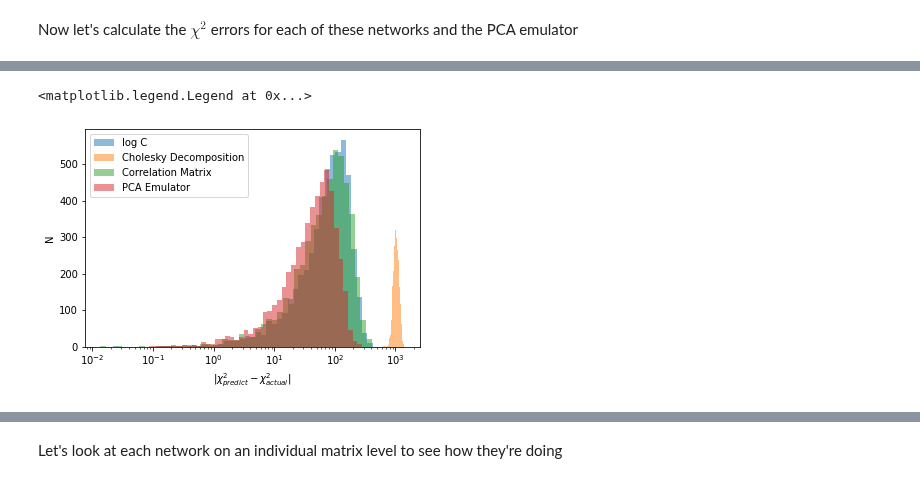
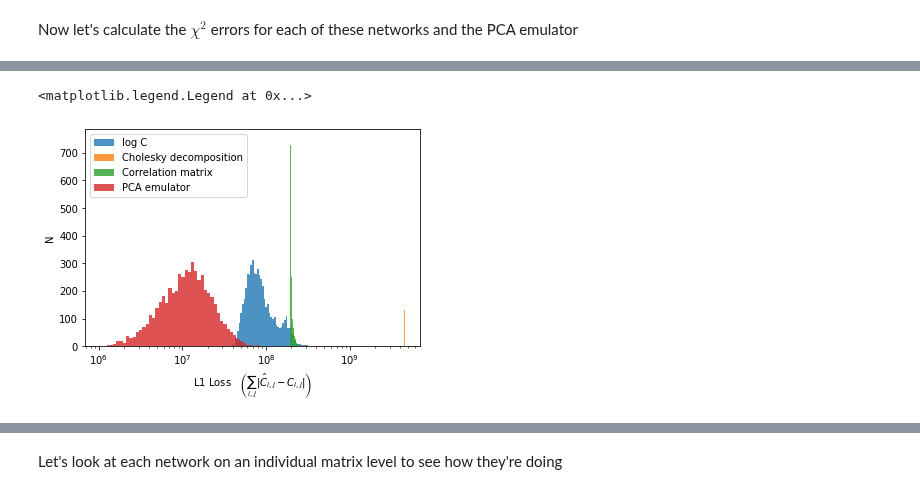
Before and after one commit to jadamo/CovNet, a Jupyter notebook: notebooks/Plot-decomposition-types.ipynb, the cells around one changed output, grey strips where cells are left out. Cells and saved outputs as stored; diff of their text form; code cells hidden in the pictures.

```diff
--- a/notebooks/Plot-decomposition-types.ipynb
+++ b/notebooks/Plot-decomposition-types.ipynb
@@ -142,16 +148,12 @@ Done!, took 6 minutes 29.87 seconds
-# %%
-plt.hist(error_vanilla, bins=np.logspace(np.log10(np.amin(error_vanilla)), np.log10(np.amax(error_vanilla)), 50), alpha=0.5, label="log C")
-plt.hist(error_cholesky, bins=np.logspace(np.log10(np.amin(error_cholesky)), np.log10(np.amax(error_cholesky)), 50), alpha=0.5, label="Cholesky Decomposition")
-plt.hist(error_correlation, bins=np.logspace(np.log10(np.amin(error_correlation)), np.log10(np.amax(error_correlation)), 50), alpha=0.5, label="Correlation Matrix")
-plt.hist(error_PCA, bins=np.logspace(np.log10(np.amin(error_PCA)), np.log10(np.amax(error_PCA)), 50), alpha=0.5, label="PCA Emulator")
-plt.xlabel(r"$|\chi_{predict}^2 - \chi_{actual}^2|$")
-plt.ylabel("N")
-plt.xscale("log")
-plt.legend()
-# TODO: find metrics to measure how well we're doing
-# S/N = x C^-1 x.T <- take sqrt = signal to noise - can find difference in S?N from using different C
-# create maps of S/N with a few of the parameters
-# try emulating quadrants seperately
-# %% [output]
-<matplotlib.legend.Legend at 0x...>
-[figure, removed]
+# %%
+plt.hist(Loss_vanilla, alpha=0.8, bins=np.logspace(np.log10(np.amin(Loss_vanilla)), np.log10(np.amax(Loss_vanilla)), 50), label="log C")
+plt.hist(Loss_cholesky, alpha=0.8, bins=np.logspace(np.log10(np.amin(Loss_cholesky)), np.log10(np.amax(Loss_cholesky)), 50), label="Cholesky decomposition")
+plt.hist(Loss_corr, alpha=0.8, bins=np.logspace(np.log10(np.amin(Loss_corr)), np.log10(np.amax(Loss_corr)), 50), label="Correlation matrix")
+plt.hist(Loss_PCA, alpha=0.8, bins=np.logspace(np.log10(np.amin(Loss_PCA)), np.log10(np.amax(Loss_PCA)), 50), label="PCA emulator")
+plt.xlabel(r"L1 Loss   $\left(\sum_{i,j} |\hat{C}_{i,j} - C_{i,j}|\right)$")
+plt.ylabel("N")
+plt.xscale("log")
+plt.legend()
+# %% [output]
+<matplotlib.legend.Legend at 0x...>
+[figure, added]
```
Also changed, not shown: parts of 8 cells of this notebook, 3 other files.
